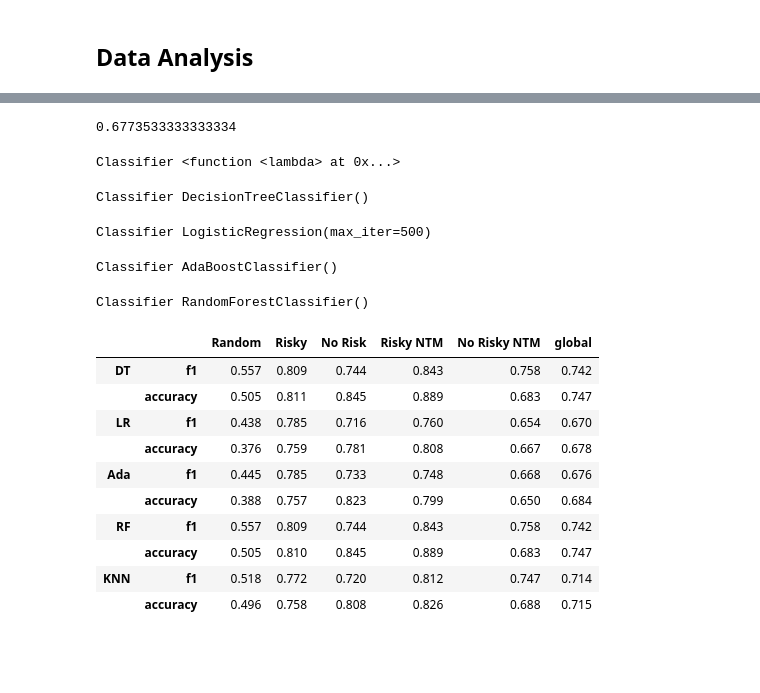
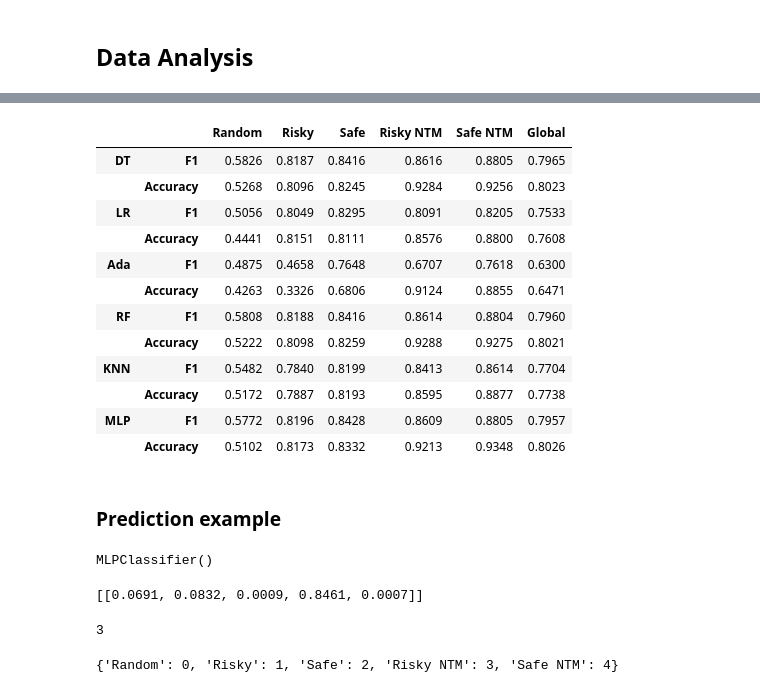
Before and after one commit to vibalcam/text-games, a Jupyter notebook: notebooks/run_agents.ipynb, the cells around one changed output, grey strips where cells are left out. Saved outputs shown, nothing was run; the diff lists cells and outputs as text; code cells hidden in the pictures; blank space fills up the shorter version.

```diff
--- a/notebooks/run_agents.ipynb
+++ b/notebooks/run_agents.ipynb
@@ -370,9 +622,3 @@ x_train = x_train.to_numpy()
 y_train = y_train.to_numpy()
 x_test = x_test.to_numpy()
 y_test = y_test.to_numpy()
-# %%
-dt = DecisionTreeClassifier()
-dt.fit(x_train, y_train)
-
-lr = LogisticRegression(max_iter=500)
-lr.fit(x_train, y_train)
@@ -385,5 +624,0 @@ dt.score(x_test,y_test)
-# %%
-y_pred = dt.predict(x_test)
-print(metrics.classification_report(y_true=y_test,y_pred=y_pred, digits=3))
-print(metrics.confusion_matrix(y_true=y_test,y_pred=y_pred, normalize='true').round(3))
-print(metrics.matthews_corrcoef(y_true=y_test,y_pred=y_pred).round(3))
@@ -409,4 +624,0 @@ weighted avg      0.750     0.747     0.743    150000
-# %%
-lr.score(x_test,y_test)
-# %% [output]
-0.6773533333333334
@@ -456,7 +629,7 @@ c_names = [
     'Ada',
     'RF',
     'KNN',
-    'SVC',
+    'MLP',
 ]
 
 classifiers= [
@@ -465,8 +638,7 @@ classifiers= [
     lambda : AdaBoostClassifier(),
     lambda : RandomForestClassifier(),
     lambda : KNeighborsClassifier(n_neighbors=n_classes),
-    lambda : SVC(kernel='linear'),
-    # SVC(),
+    lambda : MLPClassifier(),
 ]
 # %%
 m = []
@@ -486,7 +658,7 @@ for cf in tqdm(classifiers):
     cm = metrics.confusion_matrix(y_true=y_test,y_pred=y_pred, normalize='true')
     acc = cm.diagonal().tolist() + [rep['accuracy']]
 
-    m.append(pd.DataFrame(data=[f1, acc], columns=list(models.keys()) + ['global'], index=['f1', 'accuracy']).round(3))
+    m.append(pd.DataFrame(data=[f1, acc], columns=list(models.keys()) + ['Global'], index=['F1', 'Accuracy']).round(4))
 
     # # get evaluation info
     # y_pred = c.predict(x_test)
@@ -494,25 +666,40 @@ for cf in tqdm(classifiers):
     # print(metrics.confusion_matrix(y_true=y_test,y_pred=y_pred, normalize='true').round(3))
     # print(metrics.f1_score(y_true=y_test,y_pred=y_pred, average='weighted').round(3))
     # print(metrics.matthews_corrcoef(y_true=y_test,y_pred=y_pred).round(3))
-# %% [output]
-Classifier <function <lambda> at 0x...>
-Classifier DecisionTreeClassifier()
-Classifier LogisticRegression(max_iter=500)
-Classifier AdaBoostClassifier()
-Classifier RandomForestClassifier()
 # %%
 df_m = pd.concat(m, keys=c_names)
-# df_m.to_excel('results_metrics.xlsx')
+df_m.to_excel('results_metrics.xlsx')
 df_m
 # %% [output]
-|  |  | Random | Risky | No Risk | Risky NTM | No Risky NTM | global |
-| DT | f1 | 0.557 | 0.809 | 0.744 | 0.843 | 0.758 | 0.742 |
-|  | accuracy | 0.505 | 0.811 | 0.845 | 0.889 | 0.683 | 0.747 |
-| LR | f1 | 0.438 | 0.785 | 0.716 | 0.760 | 0.654 | 0.670 |
-|  | accuracy | 0.376 | 0.759 | 0.781 | 0.808 | 0.667 | 0.678 |
-| Ada | f1 | 0.445 | 0.785 | 0.733 | 0.748 | 0.668 | 0.676 |
-|  | accuracy | 0.388 | 0.757 | 0.823 | 0.799 | 0.650 | 0.684 |
-| RF | f1 | 0.557 | 0.809 | 0.744 | 0.843 | 0.758 | 0.742 |
-|  | accuracy | 0.505 | 0.810 | 0.845 | 0.889 | 0.683 | 0.747 |
-| KNN | f1 | 0.518 | 0.772 | 0.720 | 0.812 | 0.747 | 0.714 |
-|  | accuracy | 0.496 | 0.758 | 0.808 | 0.826 | 0.688 | 0.715 |
+|  |  | Random | Risky | Safe | Risky NTM | Safe NTM | Global |
+| DT | F1 | 0.5826 | 0.8187 | 0.8416 | 0.8616 | 0.8805 | 0.7965 |
+|  | Accuracy | 0.5268 | 0.8096 | 0.8245 | 0.9284 | 0.9256 | 0.8023 |
+| LR | F1 | 0.5056 | 0.8049 | 0.8295 | 0.8091 | 0.8205 | 0.7533 |
+|  | Accuracy | 0.4441 | 0.8151 | 0.8111 | 0.8576 | 0.8800 | 0.7608 |
+| Ada | F1 | 0.4875 | 0.4658 | 0.7648 | 0.6707 | 0.7618 | 0.6300 |
+|  | Accuracy | 0.4263 | 0.3326 | 0.6806 | 0.9124 | 0.8855 | 0.6471 |
+| RF | F1 | 0.5808 | 0.8188 | 0.8416 | 0.8614 | 0.8804 | 0.7960 |
+|  | Accuracy | 0.5222 | 0.8098 | 0.8259 | 0.9288 | 0.9275 | 0.8021 |
+| KNN | F1 | 0.5482 | 0.7840 | 0.8199 | 0.8413 | 0.8614 | 0.7704 |
+|  | Accuracy | 0.5172 | 0.7887 | 0.8193 | 0.8595 | 0.8877 | 0.7738 |
+| MLP | F1 | 0.5772 | 0.8196 | 0.8428 | 0.8609 | 0.8805 | 0.7957 |
+|  | Accuracy | 0.5102 | 0.8173 | 0.8332 | 0.9213 | 0.9348 | 0.8026 |
+# %% [markdown]
+### Prediction example
+# %%
+c = MLPClassifier()
+c.fit(x_train, y_train)
+# %% [output]
+MLPClassifier()
+# %%
+c.predict_proba(x_test[1800][None]).round(4).tolist()
+# %% [output]
+[[0.0691, 0.0832, 0.0009, 0.8461, 0.0007]]
+# %%
+y_test[1800]
+# %% [output]
+3
+# %%
+models
+# %% [output]
+{'Random': 0, 'Risky': 1, 'Safe': 2, 'Risky NTM': 3, 'Safe NTM': 4}
```
Also changed, not shown: parts of 33 cells of this notebook, 19 other files.
